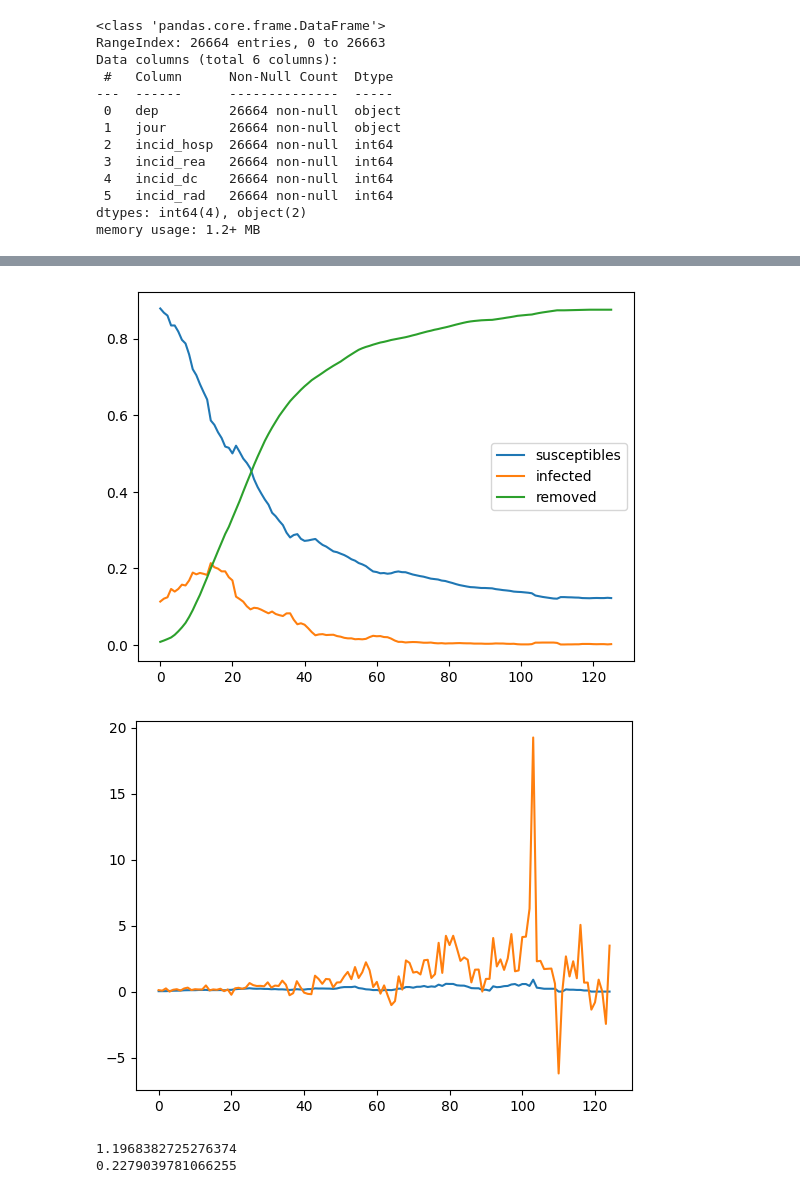
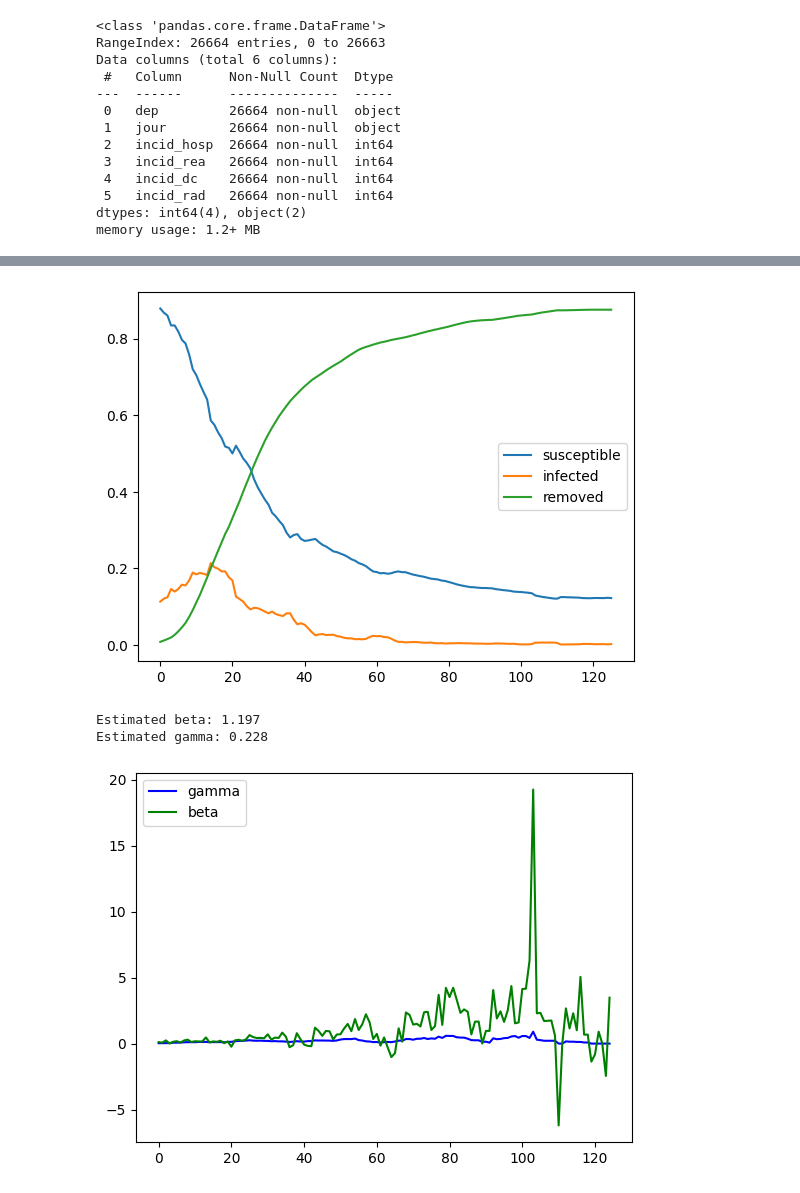
Before and after one commit to Vinschers/queueing-theory, a Jupyter notebook: Project1_DUTRA_VICENTIN.ipynb, the cells around one changed output, grey strips where cells are left out. Drawn from its saved outputs; the diff is of its cells as text; code cells hidden in the pictures.

```diff
--- a/Project1_DUTRA_VICENTIN.ipynb
+++ b/Project1_DUTRA_VICENTIN.ipynb
@@ -297,15 +310,5 @@ def plot_info_cum(data):
 # %%
-def plot_SIR_mov_avg(s, i, r, N):
-    window_size = 7
-    kernel = np.ones(window_size)/window_size
+def plot_SIR_covid(s, i, r, N):
+    T = np.arange(len(s))
 
-    #r = np.convolve(r, kernel, mode='valid')
-    #i = np.convolve(i, kernel, mode='valid')
-    #s = np.convolve(s, kernel, mode='valid')
-
-    plt.plot(s / N, label='susceptibles')
-    plt.plot(i / N, label='infected')
-    plt.plot(r / N, label='removed')
-
-    plt.legend()
-    plt.show()
+    plot_simulation(T, s / N, i / N, r / N)
@@ -323,7 +341,7 @@ def estimate_parameters(data, dep):
 
     r = np.cumsum(data.incid_dc)
     i = data.incid_hosp + data.incid_rea
-    #N = r.values[-1] + i.values[-1]
+
     N = np.max(r + i + data.incid_rad)
     s = N - i - r
 
@@ -331,7 +349,7 @@ def estimate_parameters(data, dep):
     i = np.convolve(i, kernel, mode='valid')
     s = np.convolve(s, kernel, mode='valid')
 
-    plot_SIR_mov_avg(s, i, r, N)
+    plot_SIR_covid(s, i, r, N)
 
     r_plus = r[1:]
     i_plus = i[1:]
@@ -344,13 +366,15 @@ def estimate_parameters(data, dep):
 # %%
 N, beta, gamma = estimate_parameters(data, '91')
-plt.plot(gamma)
-plt.plot(beta)
+
+print(f'Estimated beta: {np.mean(beta):.3f}')
+print(f'Estimated gamma: {np.mean(gamma):.3f}')
+
+plt.plot(gamma, label='gamma', color='b')
+plt.plot(beta, label='beta', color='g')
+plt.legend()
 plt.show()
-
-print(np.mean(beta))
-print(np.mean(gamma))
 # %% [output]
-[figure, old version]
+[figure, new version]
+Estimated beta: 1.197
+Estimated gamma: 0.228
-[figure, old version]
+[figure, new version]
-1.1968382725276374
-0.2279039781066255
```
Also changed, not shown: parts of 14 cells of this notebook.
